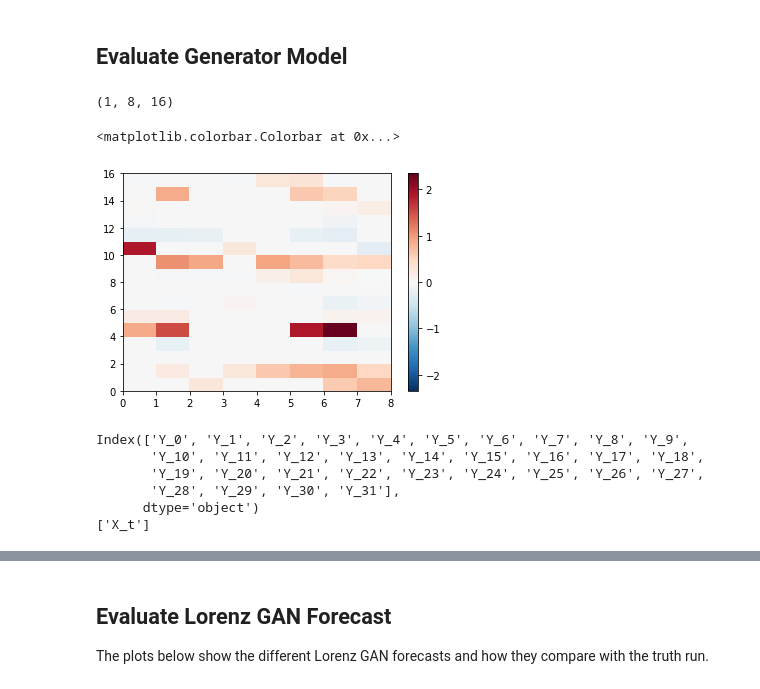
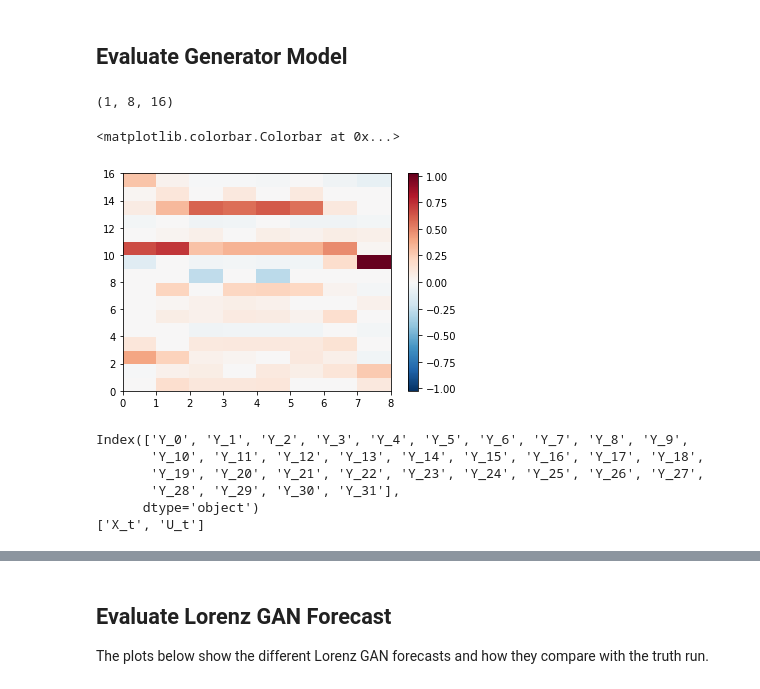
Before and after one commit to djgagne/lorenz_gan, a Jupyter notebook: notebooks/lorenz_gan_eval.ipynb, the cells around one changed output, grey strips where cells are left out. Saved outputs shown, nothing was run; the diff lists cells and outputs as text; code cells hidden in the pictures.

```diff
--- a/notebooks/lorenz_gan_eval.ipynb
+++ b/notebooks/lorenz_gan_eval.ipynb
@@ -145,24 +144,24 @@ plt.ylabel("Accuracy")
 # %% [markdown]
 ## Evaluate Generator Model
 # %%
-epoch = 5
-gen_model = load_model("../exp/gan_generator_0000_epoch_{0:04d}.h5".format(epoch), custom_objects={"Interpolate1D": Interpolate1D})
+epoch = 10
+gen_model = load_model("../exp_u/gan_generator_0000_epoch_{0:04d}.h5".format(epoch), custom_objects={"Interpolate1D": Interpolate1D})
 # %%
 layer_func = K.function(gen_model.input + [K.learning_phase()], [gen_model.layers[10].output])
-out = layer_func([np.array([[3]]), np.array([[-2, -1, 0, 1, 3, 2, 1, .1]]), True])[0]
+out = layer_func([np.array([[-2, -1]]), np.array([[-2, -1, 0, 1, 3, 2, 1, .1]]), True])[0]
 print(out.shape)
 m_val = np.max(np.abs(out[0].T))
 plt.pcolormesh(out[0].T, vmin=-m_val, vmax=m_val, cmap="RdBu_r")
 plt.colorbar()
 # %% [output]
 (1, 8, 16)
 <matplotlib.colorbar.Colorbar at 0x...>
-[figure, old version]
+[figure, new version]
 # %%
 combined_data = pd.read_csv("../exp/lorenz_combined_output.csv")
 y_cols = combined_data.columns[combined_data.columns.str.contains("Y")]
 x_cols = combined_data.columns[combined_data.columns.str.contains("X")]
-x_cols = ["X_t"]
+x_cols = ["X_t", 'U_t']
 print(y_cols)
 print(x_cols)
 # %% [output]
@@ -171,7 +170,7 @@ Index(['Y_0', 'Y_1', 'Y_2', 'Y_3', 'Y_4', 'Y_5', 'Y_6', 'Y_7', 'Y_8', 'Y_9',
        'Y_19', 'Y_20', 'Y_21', 'Y_22', 'Y_23', 'Y_24', 'Y_25', 'Y_26', 'Y_27',
        'Y_28', 'Y_29', 'Y_30', 'Y_31'],
       dtype='object')
-['X_t']
+['X_t', 'U_t']
 # %%
 x_norm, x_scaling = normalize_data(np.expand_dims(combined_data[x_cols].values, axis=-1))
 y_norm, y_scaling = normalize_data(np.expand_dims(combined_data[y_cols].values, axis=-1))
```
Also changed, not shown: parts of 23 cells of this notebook, 6 other files.
